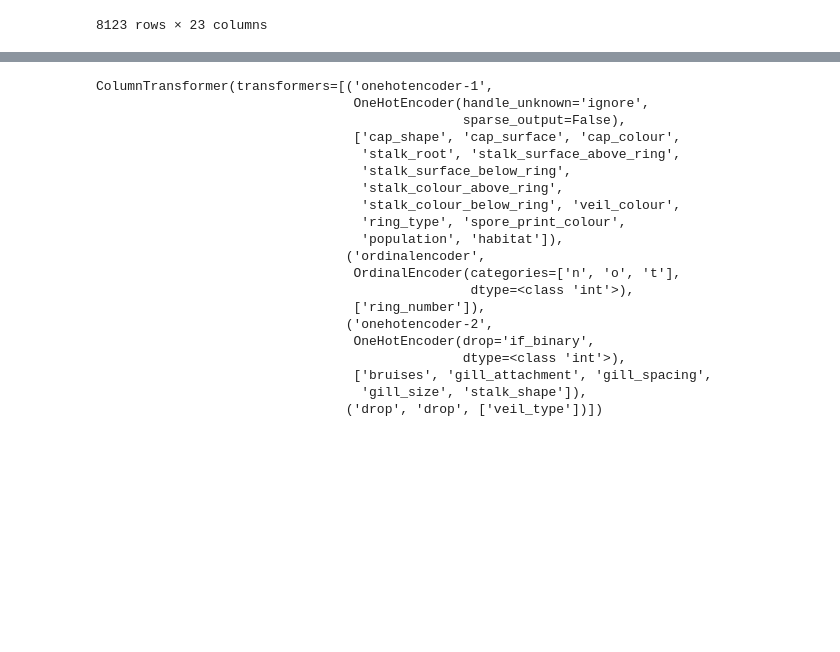
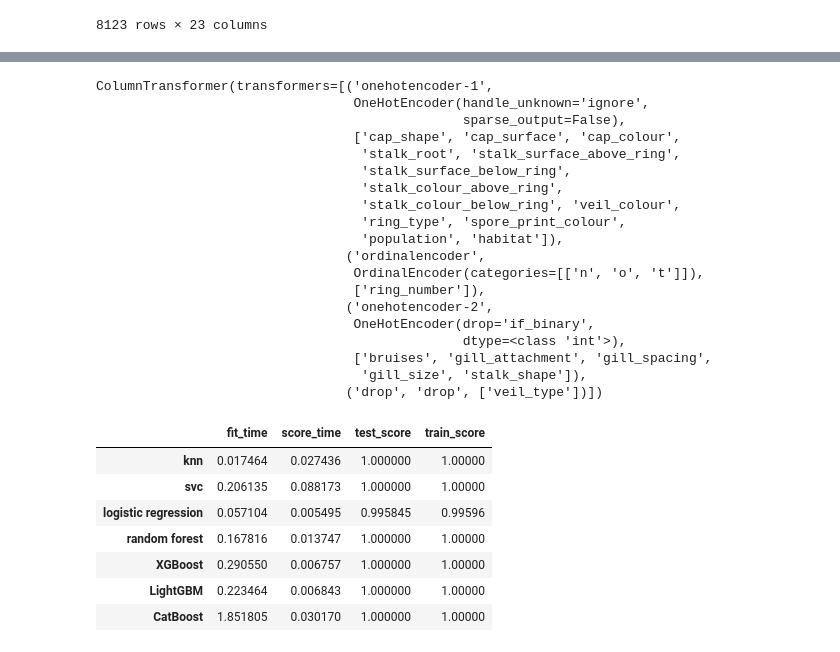
Before and after one commit to phoebe-wu/dsci-100-2023w2-group11, a Jupyter notebook: project.ipynb, the cells around one changed output, grey strips where cells are left out. Drawn from its saved outputs; the diff is of its cells as text; code cells hidden in the pictures; blank space fills up the shorter version.

```diff
--- a/project.ipynb
+++ b/project.ipynb
@@ -163,7 +150,7 @@ drop_feats = ["veil_type"]
 # %%
 ct = make_column_transformer(
     (OneHotEncoder(handle_unknown="ignore", sparse_output=False), categorical_feats),
-    (OrdinalEncoder(categories=["n", "o", "t"], dtype=int), ordinal_feats),
+    (OrdinalEncoder(categories=[["n", "o", "t"]]), ordinal_feats),
     (OneHotEncoder(drop="if_binary", dtype=int), binary_feats),
     ("drop", drop_feats),
 )
@@ -180,8 +167,7 @@ ColumnTransformer(transformers=[('onehotencoder-1',
                                   'ring_type', 'spore_print_colour',
                                   'population', 'habitat']),
                                 ('ordinalencoder',
-                                 OrdinalEncoder(categories=['n', 'o', 't'],
-                                                dtype=<class 'int'>),
+                                 OrdinalEncoder(categories=[['n', 'o', 't']]),
                                  ['ring_number']),
                                 ('onehotencoder-2',
                                  OneHotEncoder(drop='if_binary',
@@ -189,3 +175,37 @@ ColumnTransformer(transformers=[('onehotencoder-1',
                                  ['bruises', 'gill_attachment', 'gill_spacing',
                                   'gill_size', 'stalk_shape']),
                                 ('drop', 'drop', ['veil_type'])])
+# %%
+pipe_knn = make_pipeline(ct, KNeighborsClassifier())
+pipe_svc = make_pipeline(ct, SVC())
+pipe_lr= make_pipeline(ct, LogisticRegression())
+pipe_rf = make_pipeline(ct, RandomForestClassifier(random_state=123))
+pipe_xgb = make_pipeline(ct, XGBClassifier(random_state=123, eval_metric="logloss", verbosity=0))
+pipe_lgbm = make_pipeline(ct, LGBMClassifier(random_state=123, verbosity=-1)) #, error_score='raise'))
+pipe_catboost = make_pipeline(ct, CatBoostClassifier(verbose=0, random_state=123))
+
+classifiers = {
+    "knn": pipe_knn,
+    "svc": pipe_svc,
+    "logistic regression": pipe_lr,
+    "random forest": pipe_rf,
+    "XGBoost": pipe_xgb,
+    "LightGBM": pipe_lgbm,
+    "CatBoost": pipe_catboost,
+}
+# %%
+results = {}
+for (name, model) in classifiers.items():
+    scores = cross_validate(model, X_train, y_train, return_train_score=True)
+    results[name] = pd.DataFrame(scores).mean()
+# %%
+pd.DataFrame(results).T
+# %% [output]
+|  | fit_time | score_time | test_score | train_score |
+| knn | 0.017464 | 0.027436 | 1.000000 | 1.00000 |
+| svc | 0.206135 | 0.088173 | 1.000000 | 1.00000 |
+| logistic regression | 0.057104 | 0.005495 | 0.995845 | 0.99596 |
+| random forest | 0.167816 | 0.013747 | 1.000000 | 1.00000 |
+| XGBoost | 0.290550 | 0.006757 | 1.000000 | 1.00000 |
+| LightGBM | 0.223464 | 0.006843 | 1.000000 | 1.00000 |
+| CatBoost | 1.851805 | 0.030170 | 1.000000 | 1.00000 |
```
Also changed, not shown: parts of 4 cells of this notebook, 4 other files.
